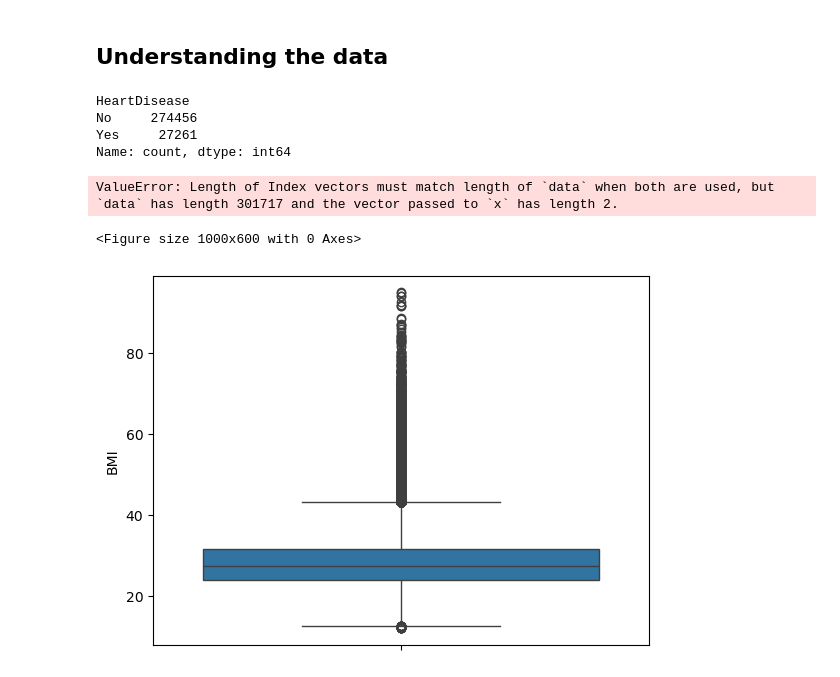
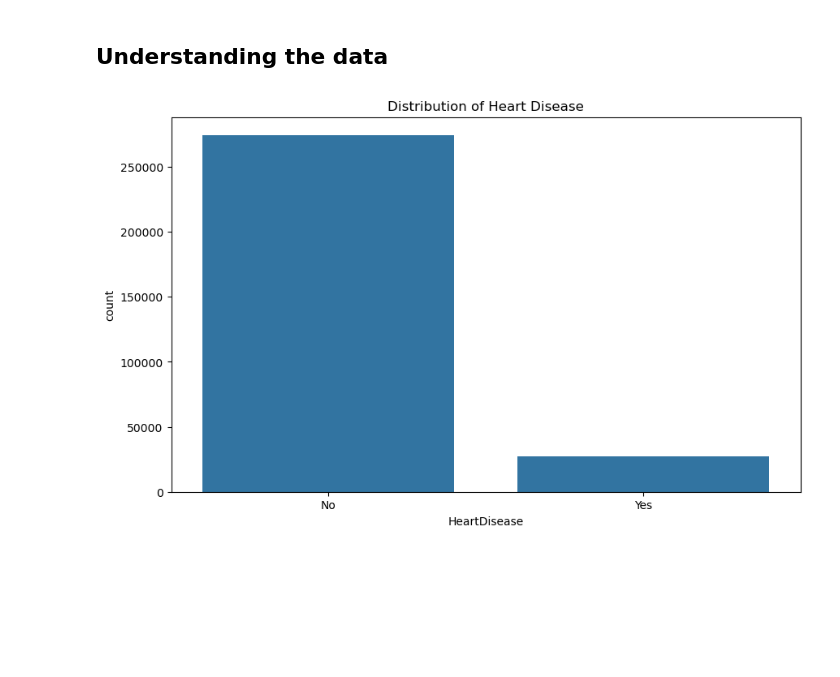
Before and after one commit to ShobhitSarkar/heart-disease-predictor, a Jupyter notebook: heart_disease.ipynb, the cells around one changed output. Saved outputs shown, nothing was run; the diff lists cells and outputs as text; code cells hidden in the pictures; blank space fills up the shorter version.

```diff
--- a/heart_disease.ipynb
+++ b/heart_disease.ipynb
@@ -10,5 +18,4 @@ warnings.filterwarnings('ignore')
 # %% [markdown]
 ## Loading Data
 # %%
-df = pd.read_csv('./heart_2020_cleaned.csv')
-df.head()
+data = pd.read_csv('heart_2020_cleaned.csv')
@@ -84,0 +53,3 @@ df.describe()
+# %%
+data = data.drop_duplicates()
+data
@@ -85,25 +70,10 @@ df.describe()
 # %% [markdown]
 ## Understanding the data
-# %%
-count_target = df['HeartDisease'].value_counts()
-count_target
-# %% [output]
-HeartDisease
-No     274456
-Yes     27261
-Name: count, dtype: int64
 # %%
+## Plotting the distribution of heart disease
 plt.figure(figsize=(10,6))
-sns.barplot(x=count_target.index,y=count_target.values,data=df)
+sns.countplot(x='HeartDisease', data=data)
 plt.title('Distribution of Heart Disease')
-plt.xlabel('Heary Disease')
-plt.ylabel('Count')
 plt.show()
 # %% [output]
-ValueError: Length of Index vectors must match length of `data` when both are used, but `data` has length 301717 and the vector passed to `x` has length 2.
-<Figure size 1000x600 with 0 Axes>
+[figure, added]
-# %%
-sns.boxplot(df['BMI'])
-plt.show()
-# %% [output]
-[figure, removed]
```
Also changed, not shown: parts of 24 cells of this notebook.
